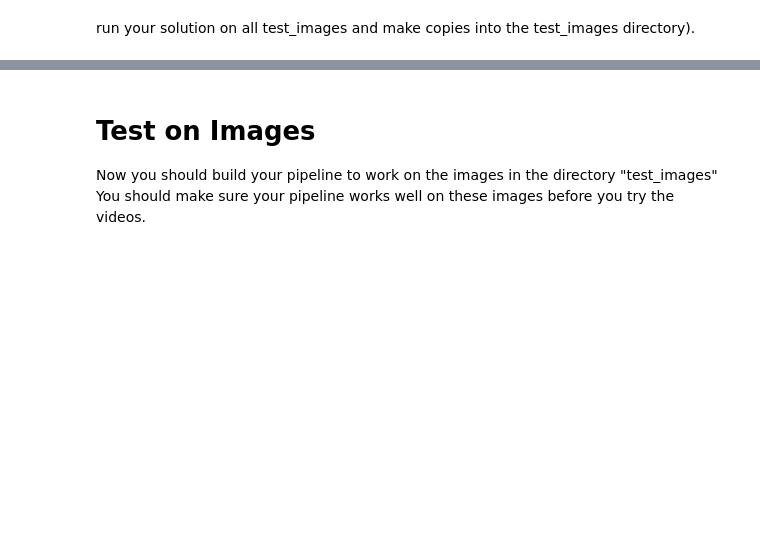
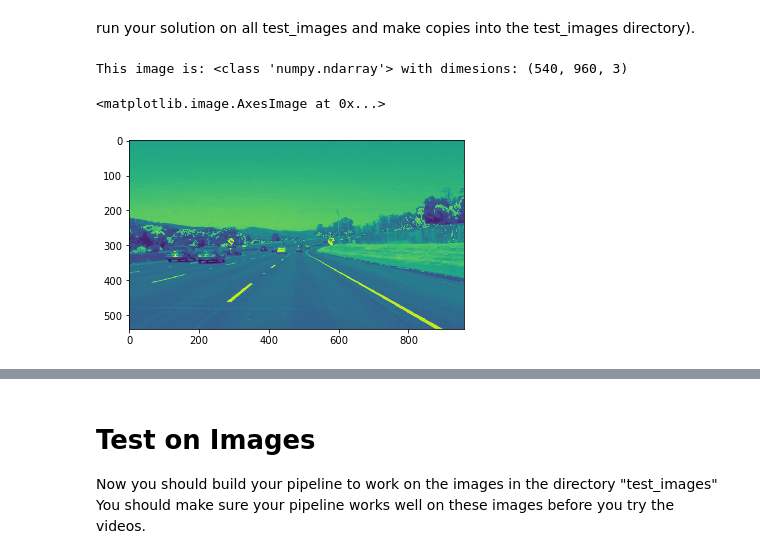
Before and after one commit to pbermell/SelfDrivingCarNanoDegree, a Jupyter notebook: Project1/P1.ipynb, the cells around one changed output, grey strips where cells are left out. Saved outputs shown, nothing was run; the diff lists cells and outputs as text; code cells hidden in the pictures; blank space fills up the shorter version.

```diff
--- a/Project1/P1.ipynb
+++ b/Project1/P1.ipynb
@@ -186,12 +186,16 @@ Now you should build your pipeline to work on the images in the directory "test_
 # %% [markdown]
 run your solution on all test_images and make copies into the test_images directory).
 # %%
-# image = mpimg.imread('test_images/solidWhiteCurve.jpg')
-# ysize = image.shape[0]
-# xsize = image.shape[1]
-# print('This image is:', type(image), 'with dimesions:', image.shape)
-# input_image = np.copy(image)
+image = mpimg.imread('test_images/solidWhiteCurve.jpg')
+ysize = image.shape[0]
+xsize = image.shape[1]
+print('This image is:', type(image), 'with dimesions:', image.shape)
+input_image = np.copy(image)
 
-# y_gray=yellowgrayscale(input_image)
-# plt.imshow(y_gray)
+y_gray=yellowgrayscale(input_image)
+plt.imshow(y_gray)
+# %% [output]
+This image is: <class 'numpy.ndarray'> with dimesions: (540, 960, 3)
+<matplotlib.image.AxesImage at 0x...>
+[figure, added]
 # %%
```
Also changed, not shown: parts of 8 cells of this notebook, 18 other files.
